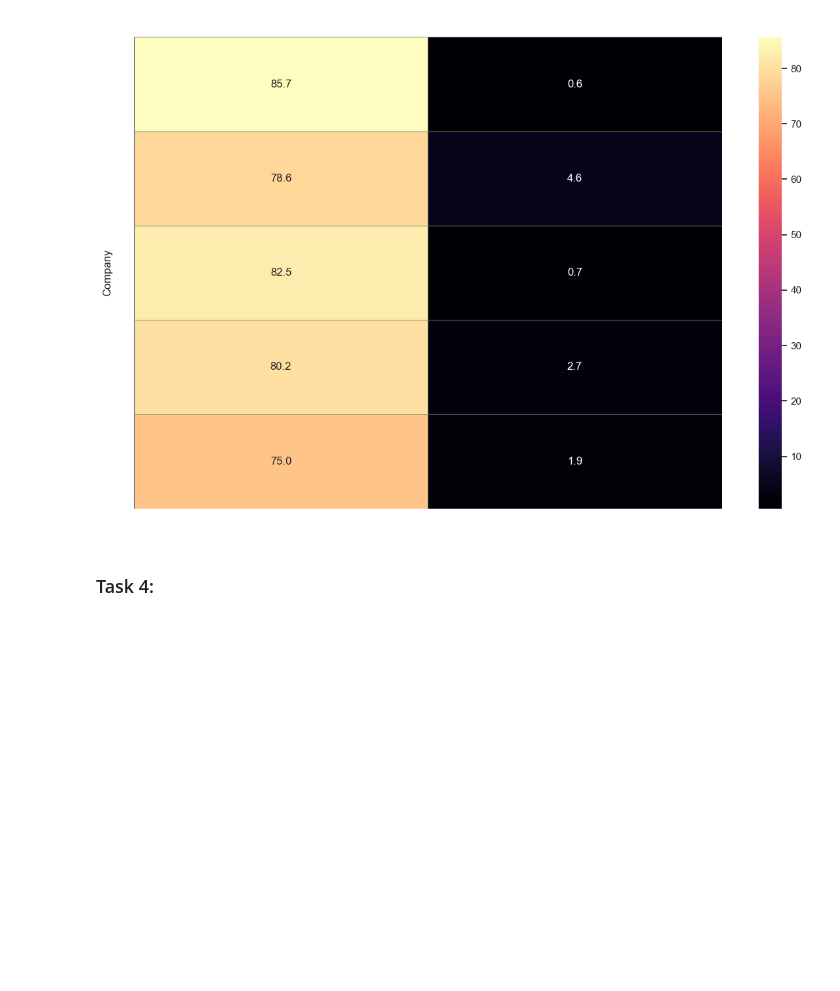
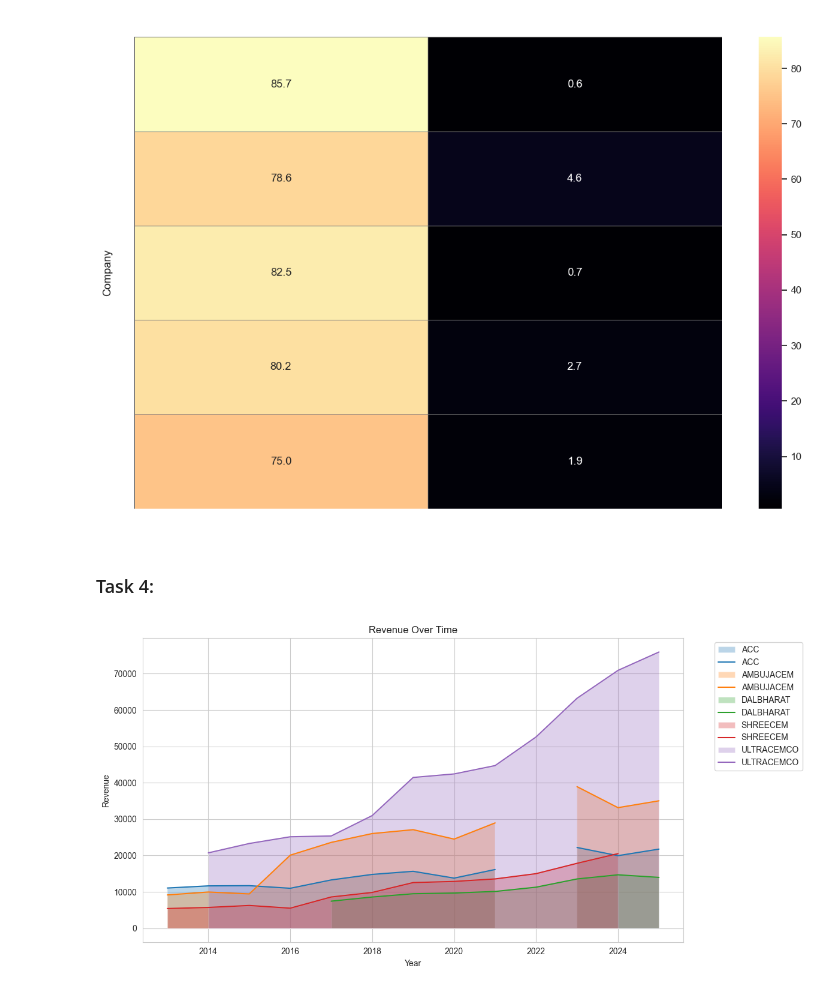
Before and after one commit to karankrish/Riskify, a Jupyter notebook: notebooks/Preprocessing/PL.ipynb, the cells around one changed output. Drawn from its saved outputs; the diff is of its cells as text; code cells hidden in the pictures; blank space fills up the shorter version.

```diff
--- a/notebooks/Preprocessing/PL.ipynb
+++ b/notebooks/Preprocessing/PL.ipynb
@@ -1377,3 +1377,83 @@ plt.show()
 [figure]
 # %% [markdown]
 ### Task 4:
+# %%
+import pandas as pd
+import numpy as np
+import matplotlib.pyplot as plt
+import seaborn as sns
+from sklearn.linear_model import LinearRegression
+from sklearn.preprocessing import PolynomialFeatures
+
+# === USER INPUT ===
+file_path = input("📂 Enter the full path to your Excel file: ").strip().strip('"')
+
+# === Load Data ===
+df = pd.read_excel(file_path)
+df.columns = [str(col).strip() for col in df.columns]
+df.rename(columns={col: int(col) for col in df.columns if col.isdigit()}, inplace=True)
+df = df[~df['Company'].isin(['Average', 'Median'])]
+
+# === Identify columns ===
+fixed_cols = ['Financial_Metric', 'Company']
+year_cols = sorted([col for col in df.columns if isinstance(col, int)])
+df = df[fixed_cols + year_cols]
+
+# === Extract Metrics ===
+def extract_metric(metric):
+    return df[df['Financial_Metric'].str.lower() == metric.lower()].set_index('Company')[year_cols].astype(float)
+
+sales = extract_metric("Sales")
+op_profit = extract_metric("Operating Profit")
+depreciation = extract_metric("Depreciation")
+pat = extract_metric("Net Profit")
+gross_profit = op_profit + depreciation
+ebitda = gross_profit
+
+# === A. AREA CHARTS (Fixed) ===
+sns.set_style("whitegrid")
+for label, data in {"Revenue": sales, "EBITDA": ebitda, "PAT": pat}.items():
+    plt.figure(figsize=(12, 6))
+
+    x_vals = np.array(data.columns, dtype=int)  # Ensure numeric X-axis
+
+    for company in data.index:
+        y_vals = pd.to_numeric(data.loc[company], errors='coerce')  # force float & clean NaNs
+        if y_vals.notna().sum() >= 2:  # plot only if at least 2 valid points
+            plt.fill_between(x_vals, y_vals, alpha=0.3, label=company)
+            plt.plot(x_vals, y_vals, label=company)
+
+    plt.title(f"{label} Over Time")
+    plt.xlabel("Year")
+    plt.ylabel(label)
+    plt.legend(bbox_to_anchor=(1.05, 1), loc='upper left')
+    plt.tight_layout()
+    plt.show()
+
+
+# === B. PROFIT MARGINS BAR CHARTS ===
+# Calculate margins
+gross_margin = (gross_profit / sales) * 100
+ebitda_margin = (ebitda / sales) * 100
+net_margin = (pat / sales) * 100
+
+# Use latest year
+latest_year = year_cols[-1]
+margins = pd.DataFrame({
+    'Gross Margin (%)': gross_margin[latest_year],
+    'EBITDA Margin (%)': ebitda_margin[latest_year],
+    'Net Margin (%)': net_margin[latest_year]
+})
+
+# Bar chart for each margin
+for margin_name in margins.columns:
+    plt.figure(figsize=(10, 6))
+    sns.barplot(x=margins.index, y=margins[margin_name], palette="Blues_r")
+    plt.title(f"{margin_name} by Company ({latest_year})")
+    plt.xlabel("Company")
+    plt.ylabel("Margin (%)")
+    plt.xticks(rotation=45)
+    plt.tight_layout()
+    plt.show()
+# %% [output]
+[figure, added]
```
Also changed, not shown: parts of 1 cell of this notebook.
